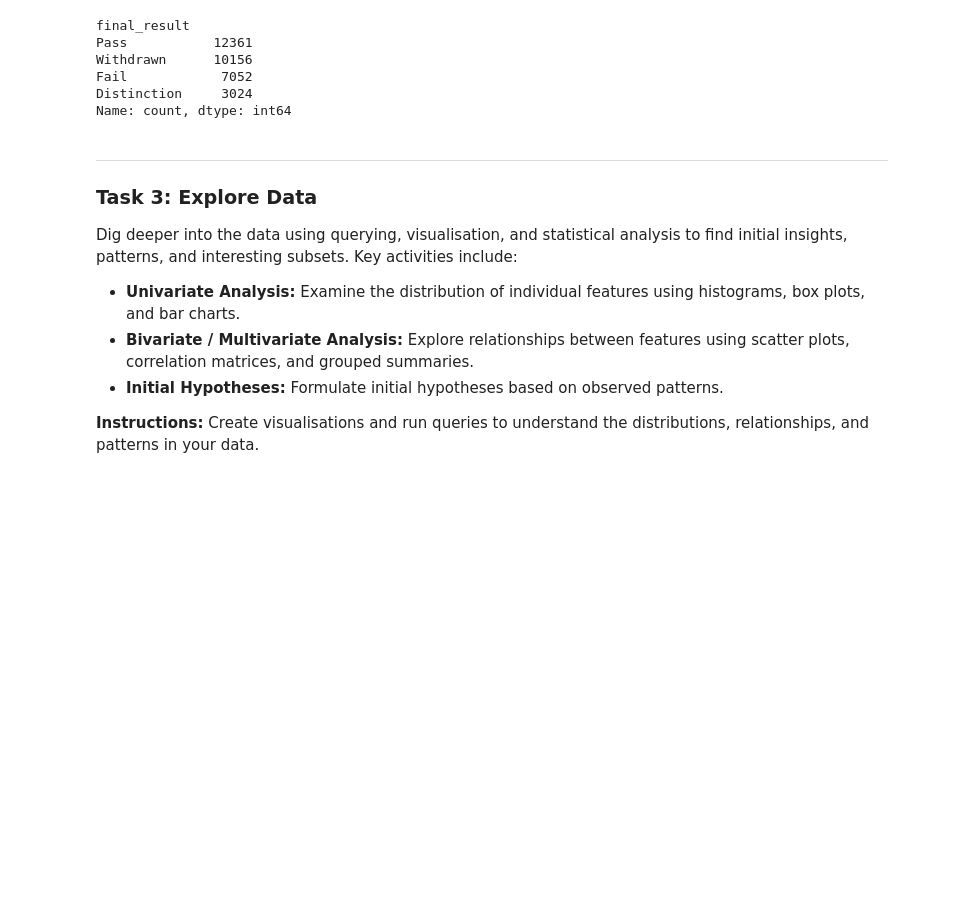
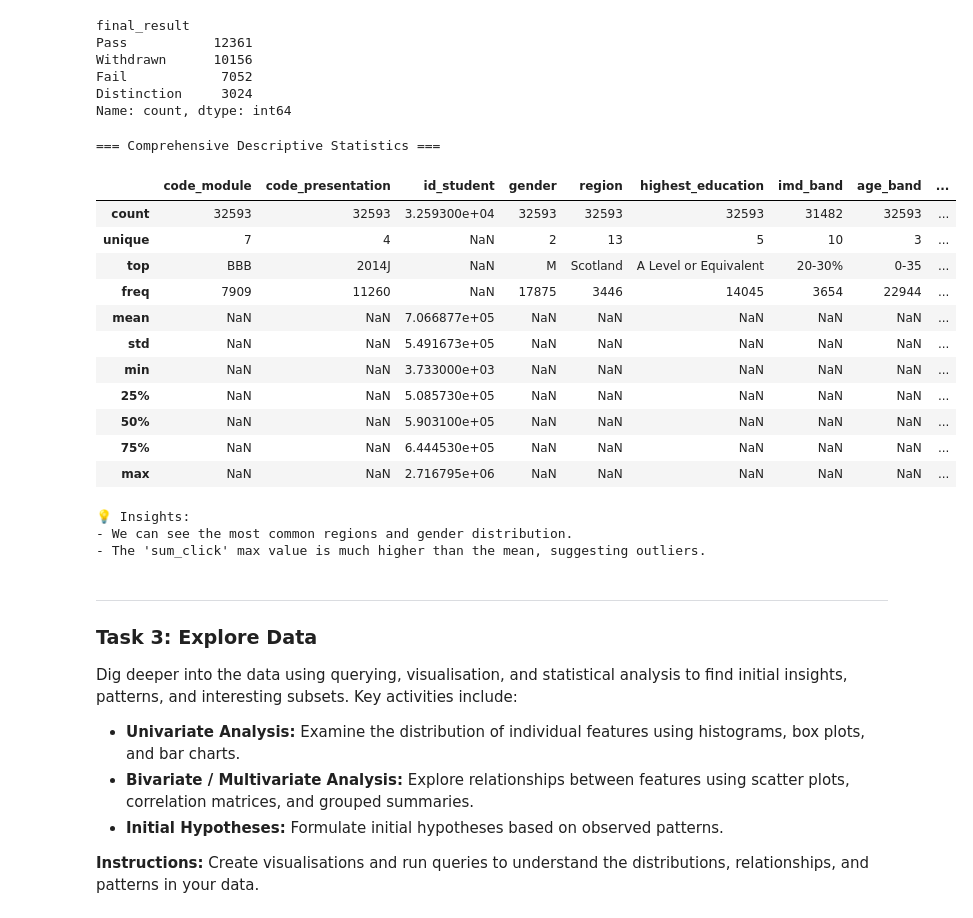
Before and after one commit to mohamedelgaby21/data-science-, a Jupyter notebook: Phase_2_Data_Understanding.ipynb, the cells around one changed output. Saved outputs shown, nothing was run; the diff lists cells and outputs as text; code cells hidden in the pictures; blank space fills up the shorter version.

```diff
--- a/Phase_2_Data_Understanding.ipynb
+++ b/Phase_2_Data_Understanding.ipynb
@@ -204,6 +210,32 @@ Withdrawn      10156
 Fail            7052
 Distinction     3024
 Name: count, dtype: int64
+# %%
+# Task 2: Descriptive Statistics
+
+print("=== Comprehensive Descriptive Statistics ===")
+display(df_integrated.describe(include='all'))
+
+print("\n💡 Insights:")
+print("- We can see the most common regions and gender distribution.")
+print("- The 'sum_click' max value is much higher than the mean, suggesting outliers.")
+# %% [output]
+=== Comprehensive Descriptive Statistics ===
+|  | code_module | code_presentation | id_student | gender | region | highest_education | imd_band | age_band | ... |
+| count | 32593 | 32593 | 3.259300e+04 | 32593 | 32593 | 32593 | 31482 | 32593 | ... |
+| unique | 7 | 4 | NaN | 2 | 13 | 5 | 10 | 3 | ... |
+| top | BBB | 2014J | NaN | M | Scotland | A Level or Equivalent | 20-30% | 0-35 | ... |
+| freq | 7909 | 11260 | NaN | 17875 | 3446 | 14045 | 3654 | 22944 | ... |
+| mean | NaN | NaN | 7.066877e+05 | NaN | NaN | NaN | NaN | NaN | ... |
+| std | NaN | NaN | 5.491673e+05 | NaN | NaN | NaN | NaN | NaN | ... |
+| min | NaN | NaN | 3.733000e+03 | NaN | NaN | NaN | NaN | NaN | ... |
+| 25% | NaN | NaN | 5.085730e+05 | NaN | NaN | NaN | NaN | NaN | ... |
+| 50% | NaN | NaN | 5.903100e+05 | NaN | NaN | NaN | NaN | NaN | ... |
+| 75% | NaN | NaN | 6.444530e+05 | NaN | NaN | NaN | NaN | NaN | ... |
+| max | NaN | NaN | 2.716795e+06 | NaN | NaN | NaN | NaN | NaN | ... |
+💡 Insights:
+- We can see the most common regions and gender distribution.
+- The 'sum_click' max value is much higher than the mean, suggesting outliers.
 # %% [markdown]
 ---
 ### Task 3: Explore Data
```
Also changed, not shown: parts of 17 cells of this notebook, 3 other files.
